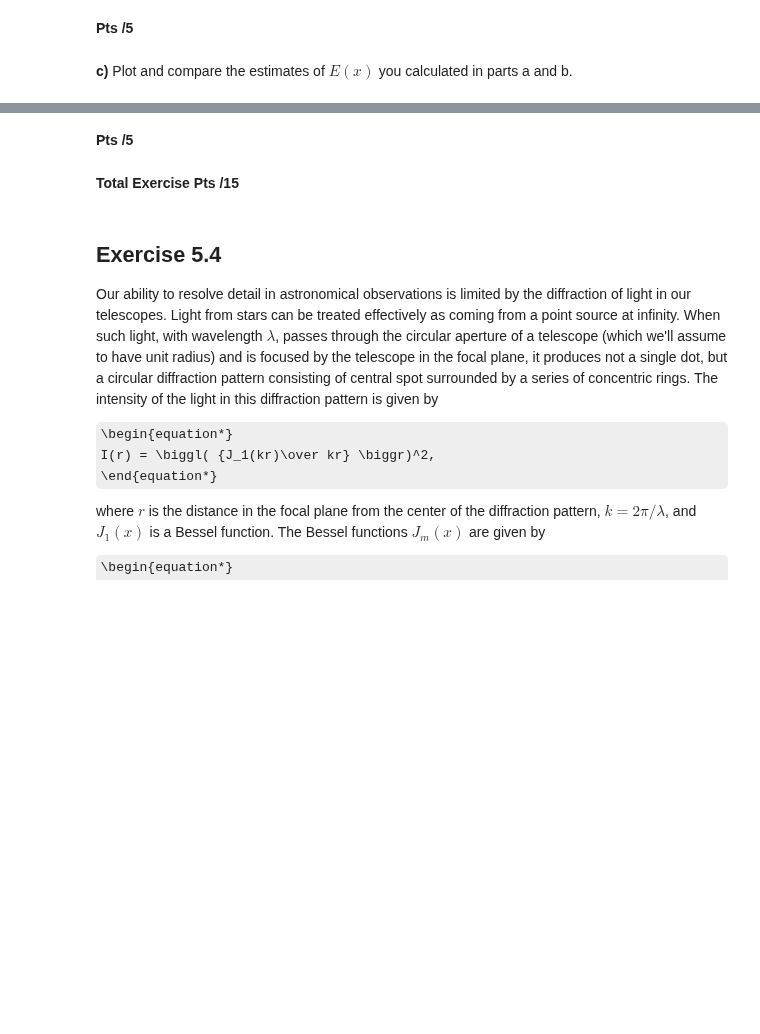
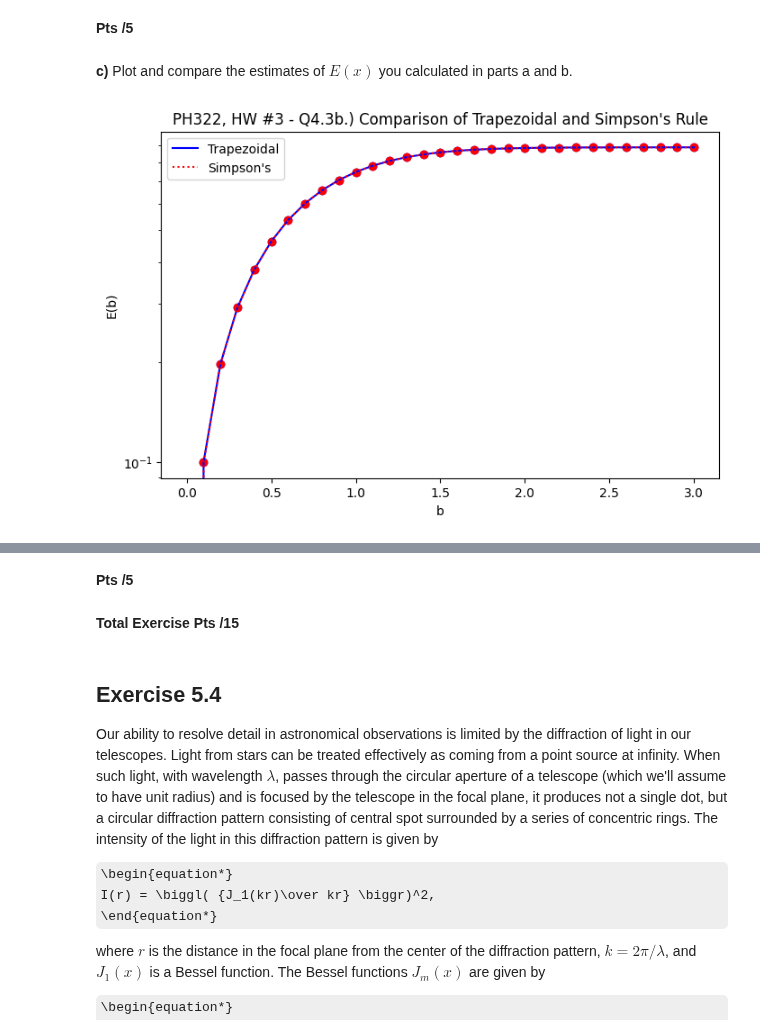
Before and after one commit to DebuggerDan/ph322-computational-physics-sp23, a Jupyter notebook: hw3_notebook_2023_revised.ipynb, the cells around one changed output, grey strips where cells are left out. Saved outputs shown, nothing was run; the diff lists cells and outputs as text; code cells hidden in the pictures; some formulas as TeX source; blank space fills up the shorter version.

```diff
--- a/hw3_notebook_2023_revised.ipynb
+++ b/hw3_notebook_2023_revised.ipynb
@@ -248,3 +266,89 @@ if __name__ == "__main__":
 **Pts /5**
 # %% [markdown]
 **c)** Plot and compare the estimates of $E(x)$ you calculated in parts a and b.
+# %%
+#### PH 322 - HW #3, Q5.3c) - Dan Jang
+### Credits to ChatGPT for math-code implementation & plotting help
+
+## Libraries
+import numpy as np
+import matplotlib.pyplot as plt
+
+def f(t):
+    return np.exp(-t**2)
+
+
+def trapezoidal_integration(f, a, b, n):
+    h = (b - a) / n
+    x = np.linspace(a, b, n + 1)
+    y = f(x)
+    return h * (np.sum(y) - (y[0] + y[-1]) / 2)
+
+
+def simpsons_rule_integration(f, a, b, n):
+    if n % 2 == 1:
+        raise ValueError("Number of slices must be even for Simpson's rule.")
+    h = (b - a) / n
+    x = np.linspace(a, b, n + 1)
+    y = f(x)
+    return h / 3 * (y[0] + y[-1] + 2 * np.sum(y[2:-1:2]) + 4 * np.sum(y[1:-1:2]))
+
+
+def main():
+    ## Constants
+    n = 20
+    a = 0
+    b_values = np.arange(0, 3.1, 0.1)  # Values of x from 0 to 3 in steps of 0.1
+
+    # Calculate integration using trapezoidal rule and Simpson's rule + Plot
+    trapezoidal_values = []
+    simpsons_values = []
+    for b in b_values:
+        trapezoidal_values.append(trapezoidal_integration(f, a, b, n))
+        simpsons_values.append(simpsons_rule_integration(f, a, b, n))
+
+    # Plot the results
+    fig, ax = plt.subplots(figsize=(8, 5))
+    ax.semilogy(b_values,
+                trapezoidal_values,
+                color='blue',
+                label='Trapezoidal')
+    ax.scatter(b_values, trapezoidal_values, color='blue')
+
+    ax.semilogy(b_values,
+                simpsons_values,
+                color='red',
+                linestyle='dotted',
+                label="Simpson's")
+    ax.scatter(b_values, simpsons_values, color='red')
+
+    # # Add data point labels for Trapezoidal
+    # for i, b in enumerate(b_values):
+    #     ax.text(b,
+    #             trapezoidal_values[i],
+    #             f'{trapezoidal_values[i]:.3f}',
+    #             ha='center',
+    #             va='top',
+    #             fontsize=4)
+
+    # # Add data point labels for Simpsons
+    # for i, b in enumerate(b_values):
+    #     ax.text(b,
+    #             simpsons_values[i],
+    #             f'{simpsons_values[i]:.3f}',
+    #             ha='center',
+    #             va='bottom',
+    #             fontsize=4)
+
+    ax.set_xlabel('b')
+    ax.set_ylabel('E(b)')
+    ax.set_title(
+        'PH322, HW #3 - Q4.3b.) Comparison of Trapezoidal and Simpson\'s Rule')
+    ax.legend()
+    fig.savefig('ph322hw3q53b.png', dpi=150)
+    #plt.show()
+
+if __name__ == "__main__":
+    main()
+# %% [output]
+[figure, added]
```
Also changed, not shown: parts of 2 cells of this notebook, 1 other file.
